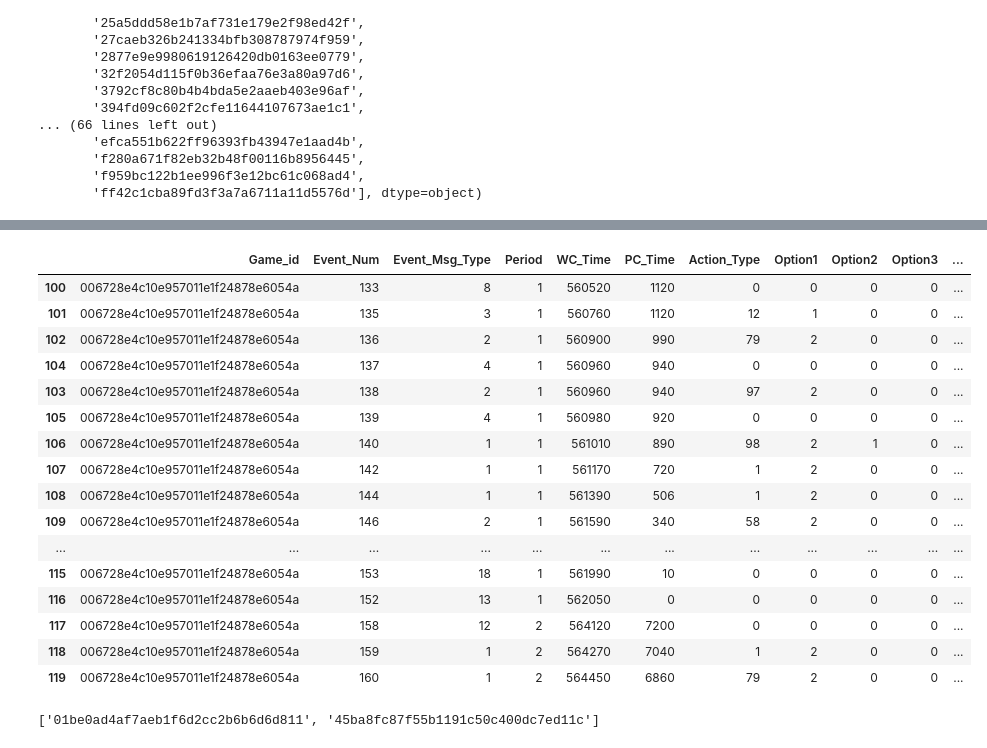
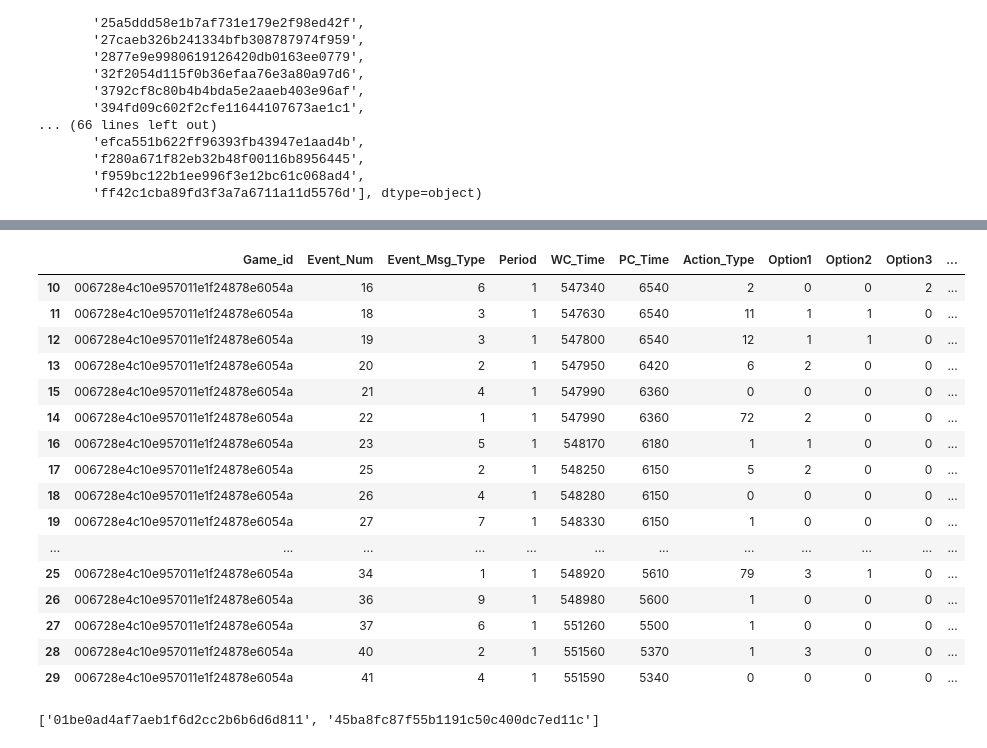
Before and after one commit to wpouse/NBA, a Jupyter notebook: Hackathon Prompt/NBAPlayerRatings.ipynb, the cells around one changed output, grey strips where cells are left out. Drawn from its saved outputs; the diff is of its cells as text; code cells hidden in the pictures.

```diff
--- a/Hackathon Prompt/NBAPlayerRatings.ipynb
+++ b/Hackathon Prompt/NBAPlayerRatings.ipynb
@@ -54,27 +54,27 @@ PlayByPlay[PlayByPlay['Event_Msg_Type'] == 11]
 # %%
 game0Lineup = GameLineup[GameLineup['Game_id'] == GameIDs[0]]
 game0PlayByPlay= sortedPlayByPlay(PlayByPlay[PlayByPlay['Game_id'] == GameIDs[0]])
 #game0PlayByPlay[(game0PlayByPlay['Event_Msg_Type'] == 3) & (game0PlayByPlay['Option1'] !=1 )]
-#game0PlayByPlay[(game0PlayByPlay['Event_Msg_Type'] == 13)]
-game0PlayByPlay[100:120]
+#game0PlayByPlay[(game0PlayByPlay['Event_Msg_Type'] == 5)]
+game0PlayByPlay[10:30]
 # %% [output]
 |  | Game_id | Event_Num | Event_Msg_Type | Period | WC_Time | PC_Time | Action_Type | Option1 | Option2 | Option3 | ... |
-| 100 | 006728e4c10e957011e1f24878e6054a | 133 | 8 | 1 | 560520 | 1120 | 0 | 0 | 0 | 0 | ... |
-| 101 | 006728e4c10e957011e1f24878e6054a | 135 | 3 | 1 | 560760 | 1120 | 12 | 1 | 0 | 0 | ... |
-| 102 | 006728e4c10e957011e1f24878e6054a | 136 | 2 | 1 | 560900 | 990 | 79 | 2 | 0 | 0 | ... |
-| 104 | 006728e4c10e957011e1f24878e6054a | 137 | 4 | 1 | 560960 | 940 | 0 | 0 | 0 | 0 | ... |
-| 103 | 006728e4c10e957011e1f24878e6054a | 138 | 2 | 1 | 560960 | 940 | 97 | 2 | 0 | 0 | ... |
-| 105 | 006728e4c10e957011e1f24878e6054a | 139 | 4 | 1 | 560980 | 920 | 0 | 0 | 0 | 0 | ... |
-| 106 | 006728e4c10e957011e1f24878e6054a | 140 | 1 | 1 | 561010 | 890 | 98 | 2 | 1 | 0 | ... |
-| 107 | 006728e4c10e957011e1f24878e6054a | 142 | 1 | 1 | 561170 | 720 | 1 | 2 | 0 | 0 | ... |
-| 108 | 006728e4c10e957011e1f24878e6054a | 144 | 1 | 1 | 561390 | 506 | 1 | 2 | 0 | 0 | ... |
-| 109 | 006728e4c10e957011e1f24878e6054a | 146 | 2 | 1 | 561590 | 340 | 58 | 2 | 0 | 0 | ... |
+| 10 | 006728e4c10e957011e1f24878e6054a | 16 | 6 | 1 | 547340 | 6540 | 2 | 0 | 0 | 2 | ... |
+| 11 | 006728e4c10e957011e1f24878e6054a | 18 | 3 | 1 | 547630 | 6540 | 11 | 1 | 1 | 0 | ... |
+| 12 | 006728e4c10e957011e1f24878e6054a | 19 | 3 | 1 | 547800 | 6540 | 12 | 1 | 1 | 0 | ... |
+| 13 | 006728e4c10e957011e1f24878e6054a | 20 | 2 | 1 | 547950 | 6420 | 6 | 2 | 0 | 0 | ... |
+| 15 | 006728e4c10e957011e1f24878e6054a | 21 | 4 | 1 | 547990 | 6360 | 0 | 0 | 0 | 0 | ... |
+| 14 | 006728e4c10e957011e1f24878e6054a | 22 | 1 | 1 | 547990 | 6360 | 72 | 2 | 0 | 0 | ... |
+| 16 | 006728e4c10e957011e1f24878e6054a | 23 | 5 | 1 | 548170 | 6180 | 1 | 1 | 0 | 0 | ... |
+| 17 | 006728e4c10e957011e1f24878e6054a | 25 | 2 | 1 | 548250 | 6150 | 5 | 2 | 0 | 0 | ... |
+| 18 | 006728e4c10e957011e1f24878e6054a | 26 | 4 | 1 | 548280 | 6150 | 0 | 0 | 0 | 0 | ... |
+| 19 | 006728e4c10e957011e1f24878e6054a | 27 | 7 | 1 | 548330 | 6150 | 1 | 0 | 0 | 0 | ... |
 | ... | ... | ... | ... | ... | ... | ... | ... | ... | ... | ... | ... |
-| 115 | 006728e4c10e957011e1f24878e6054a | 153 | 18 | 1 | 561990 | 10 | 0 | 0 | 0 | 0 | ... |
-| 116 | 006728e4c10e957011e1f24878e6054a | 152 | 13 | 1 | 562050 | 0 | 0 | 0 | 0 | 0 | ... |
-| 117 | 006728e4c10e957011e1f24878e6054a | 158 | 12 | 2 | 564120 | 7200 | 0 | 0 | 0 | 0 | ... |
-| 118 | 006728e4c10e957011e1f24878e6054a | 159 | 1 | 2 | 564270 | 7040 | 1 | 2 | 0 | 0 | ... |
-| 119 | 006728e4c10e957011e1f24878e6054a | 160 | 1 | 2 | 564450 | 6860 | 79 | 2 | 0 | 0 | ... |
+| 25 | 006728e4c10e957011e1f24878e6054a | 34 | 1 | 1 | 548920 | 5610 | 79 | 3 | 1 | 0 | ... |
+| 26 | 006728e4c10e957011e1f24878e6054a | 36 | 9 | 1 | 548980 | 5600 | 1 | 0 | 0 | 0 | ... |
+| 27 | 006728e4c10e957011e1f24878e6054a | 37 | 6 | 1 | 551260 | 5500 | 1 | 0 | 0 | 0 | ... |
+| 28 | 006728e4c10e957011e1f24878e6054a | 40 | 2 | 1 | 551560 | 5370 | 1 | 3 | 0 | 0 | ... |
+| 29 | 006728e4c10e957011e1f24878e6054a | 41 | 4 | 1 | 551590 | 5340 | 0 | 0 | 0 | 0 | ... |
 # %%
 game0Teams = list(game0Lineup['Team_id'].unique())
 game0Teams
```
Also changed, not shown: parts of 8 cells of this notebook, 2 other files.
